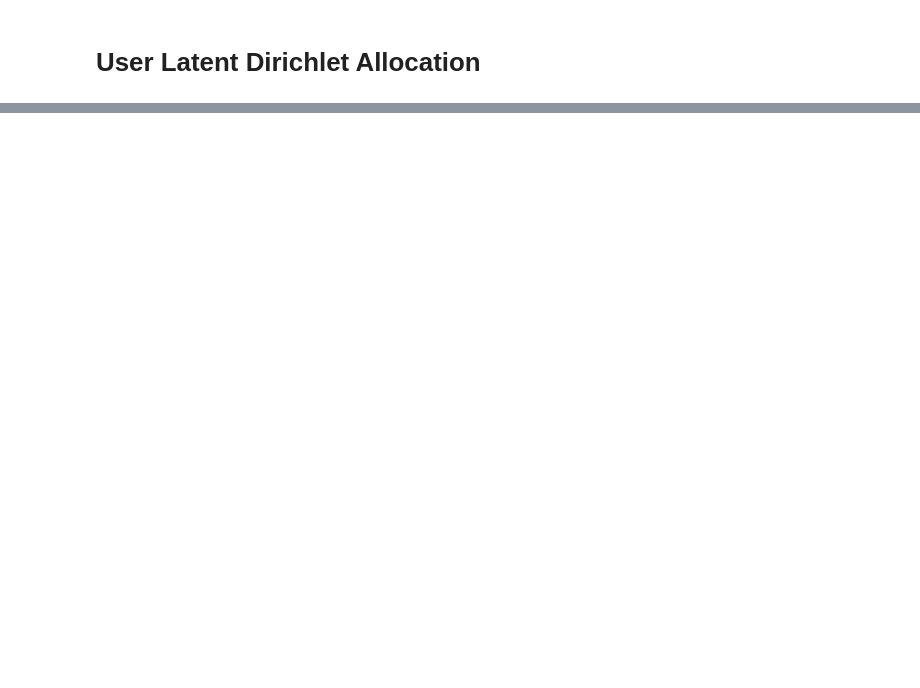
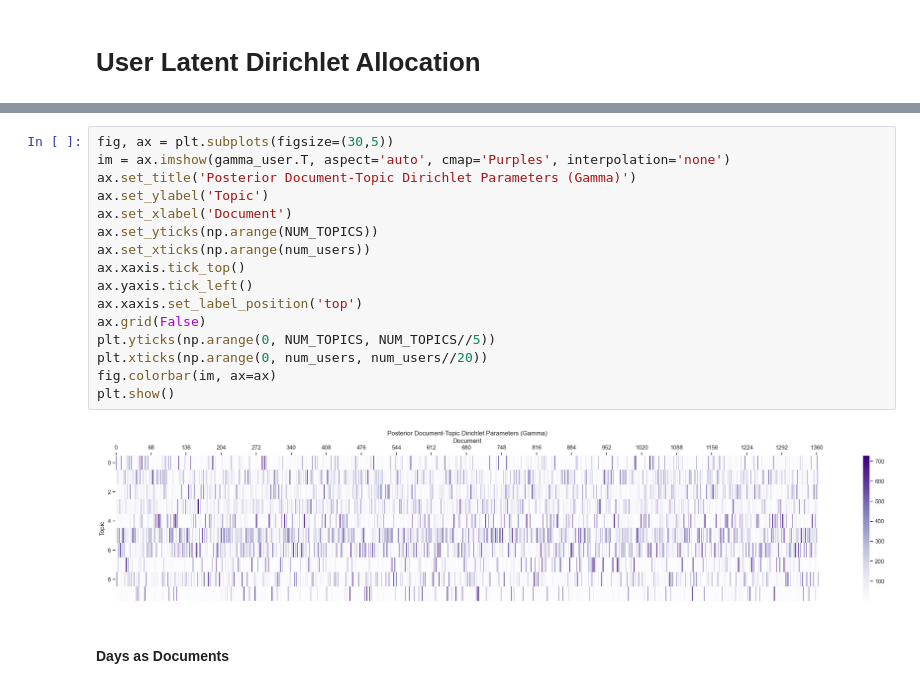
Before and after one commit to kabolat/behavio-temporal-vae, a Jupyter notebook: notebooks/lda_imputation.ipynb, the cells around one changed output, grey strips where cells are left out. Drawn from its saved outputs; the diff is of its cells as text; blank space fills up the shorter version.

```diff
--- a/notebooks/lda_imputation.ipynb
+++ b/notebooks/lda_imputation.ipynb
@@ -261,0 +272,20 @@ plt.plot(centers[freq_estimate], label='Frequency estimate')
+# %%
+fig, ax = plt.subplots(figsize=(30,5))
+im = ax.imshow(gamma_user.T, aspect='auto', cmap='Purples', interpolation='none')
+ax.set_title('Posterior Document-Topic Dirichlet Parameters (Gamma)')
+ax.set_ylabel('Topic')
+ax.set_xlabel('Document')
+ax.set_yticks(np.arange(NUM_TOPICS))
+ax.set_xticks(np.arange(num_users))
+ax.xaxis.tick_top()
+ax.yaxis.tick_left()
+ax.xaxis.set_label_position('top')
+ax.grid(False)
+plt.yticks(np.arange(0, NUM_TOPICS, NUM_TOPICS//5))
+plt.xticks(np.arange(0, num_users, num_users//20))
+fig.colorbar(im, ax=ax)
+plt.show()
+# %% [output]
+[figure, added]
+# %% [markdown]
+#### Days as Documents
```
Also changed, not shown: parts of 119 cells of this notebook, 9 other files.
